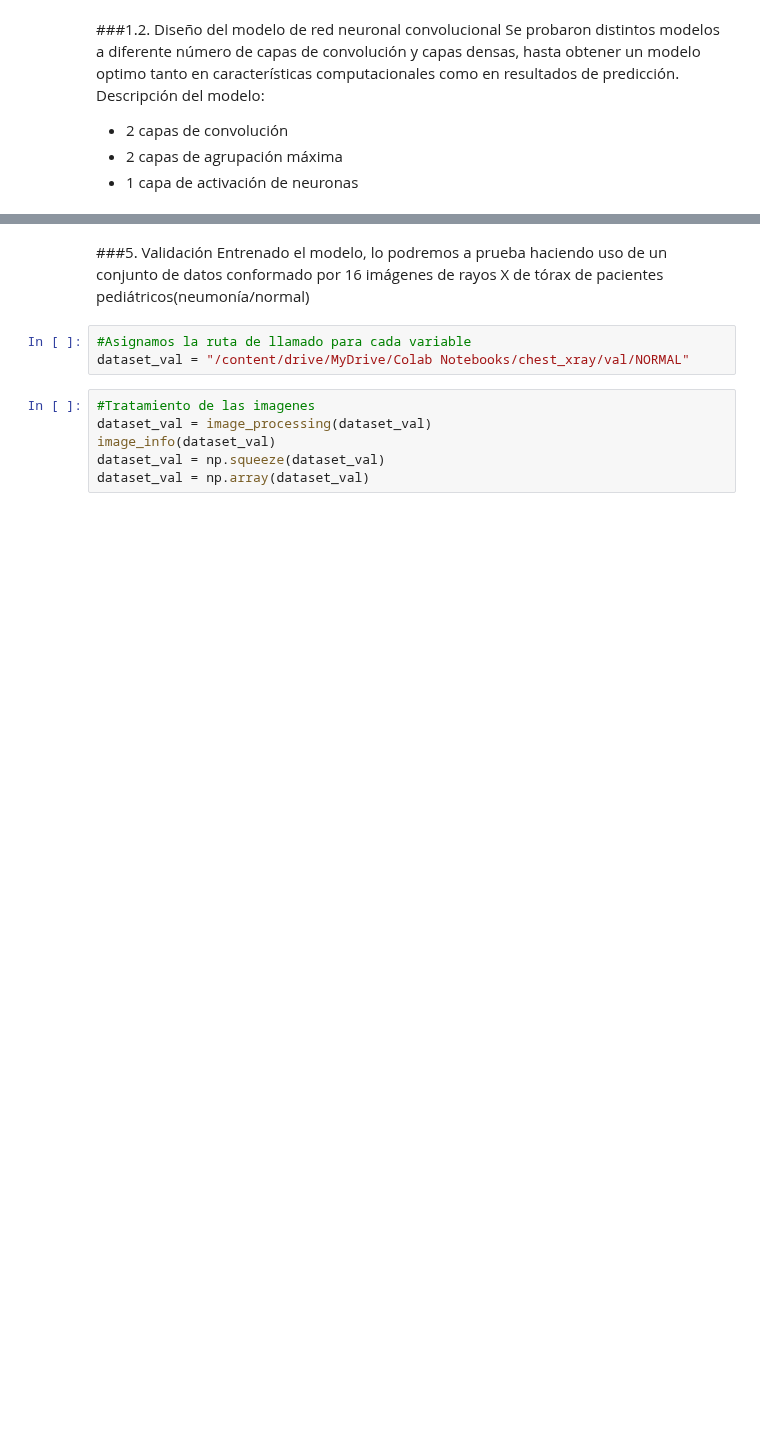
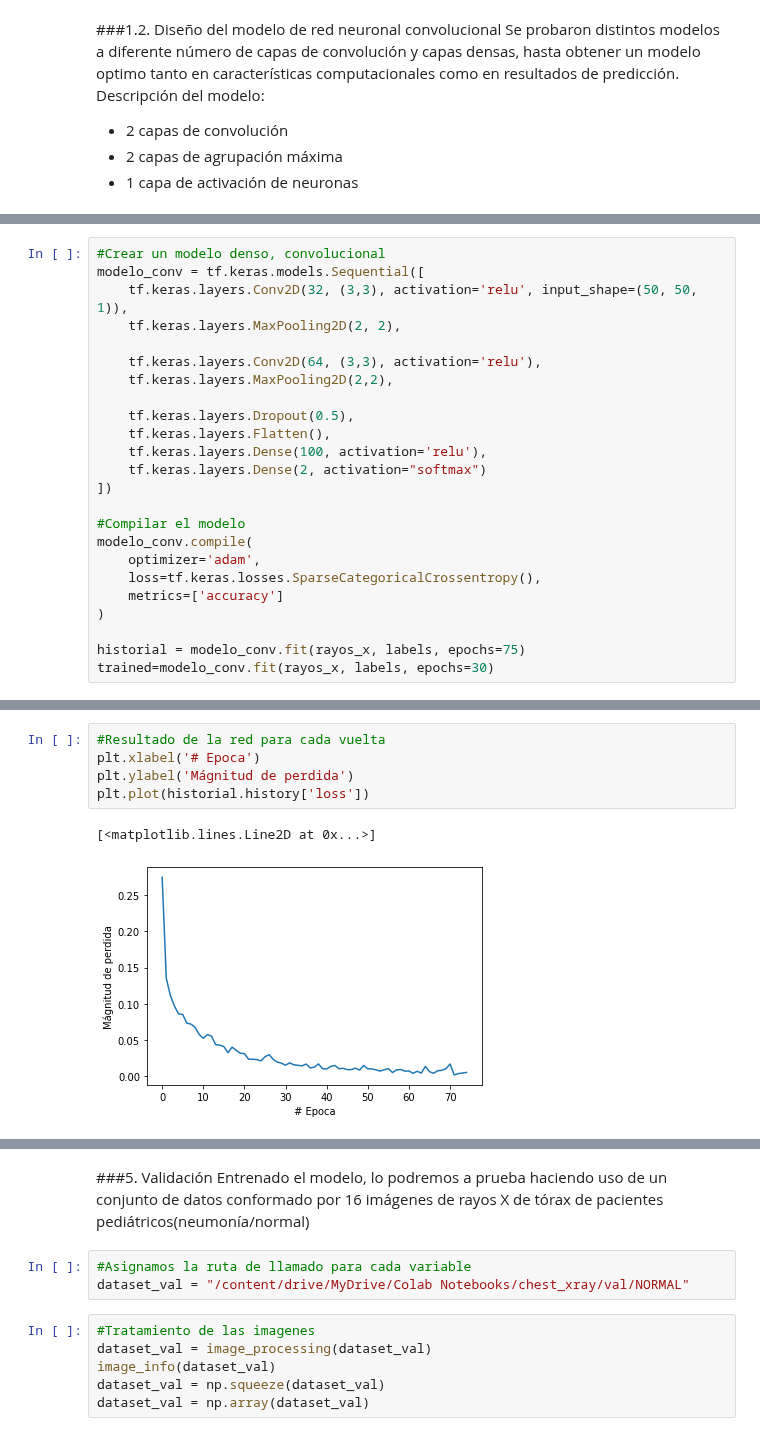
Before and after one commit to RonnyGuevara/COLAB, a Jupyter notebook: TP_FINAL/TP_FINAL_PDI.ipynb, the cells around one changed output, grey strips where cells are left out. Drawn from its saved outputs; the diff is of its cells as text; blank space fills up the shorter version.

```diff
--- a/TP_FINAL/TP_FINAL_PDI.ipynb
+++ b/TP_FINAL/TP_FINAL_PDI.ipynb
@@ -216,0 +213,24 @@ plt.plot(historial.history['loss'])
+# %%
+#Crear un modelo denso, convolucional
+modelo_conv = tf.keras.models.Sequential([
+    tf.keras.layers.Conv2D(32, (3,3), activation='relu', input_shape=(50, 50, 1)),
+    tf.keras.layers.MaxPooling2D(2, 2),
+
+    tf.keras.layers.Conv2D(64, (3,3), activation='relu'),
+    tf.keras.layers.MaxPooling2D(2,2),
+
+    tf.keras.layers.Dropout(0.5),
+    tf.keras.layers.Flatten(),
+    tf.keras.layers.Dense(100, activation='relu'),
+    tf.keras.layers.Dense(2, activation="softmax")
+])
+
+#Compilar el modelo
+modelo_conv.compile(
+    optimizer='adam',
+    loss=tf.keras.losses.SparseCategoricalCrossentropy(),
+    metrics=['accuracy']
+)
+
+historial = modelo_conv.fit(rayos_x, labels, epochs=75)
+trained=modelo_conv.fit(rayos_x, labels, epochs=30)
@@ -216,0 +255,8 @@ plt.plot(historial.history['loss'])
+# %%
+#Resultado de la red para cada vuelta
+plt.xlabel('# Epoca')
+plt.ylabel('Mágnitud de perdida')
+plt.plot(historial.history['loss'])
+# %% [output]
+[<matplotlib.lines.Line2D at 0x...>]
+[figure, added]
```
Also changed, not shown: parts of 15 cells of this notebook.
